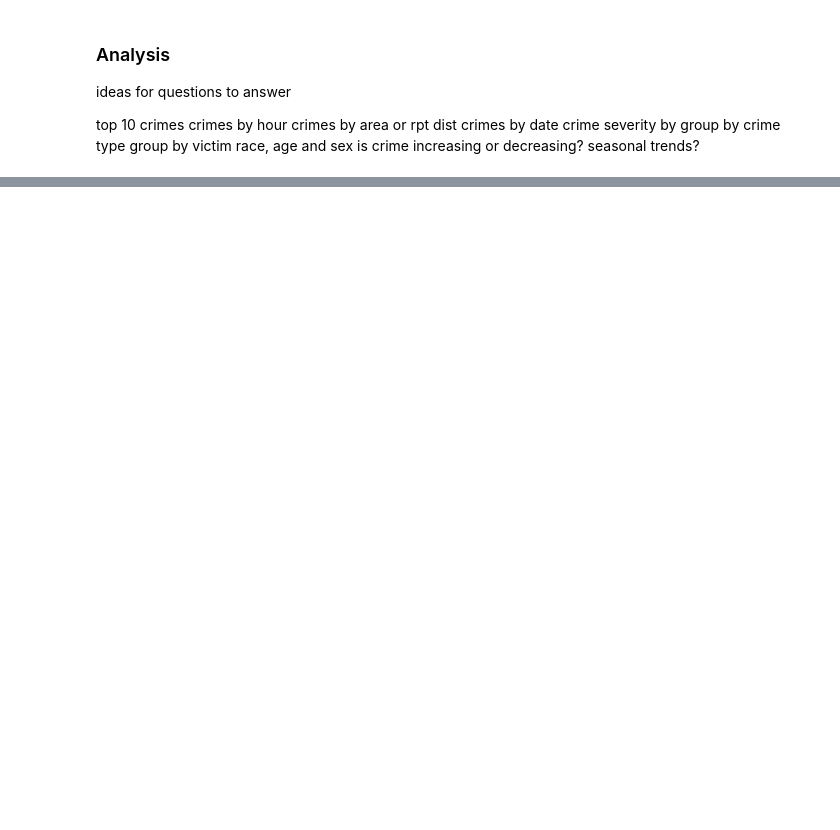
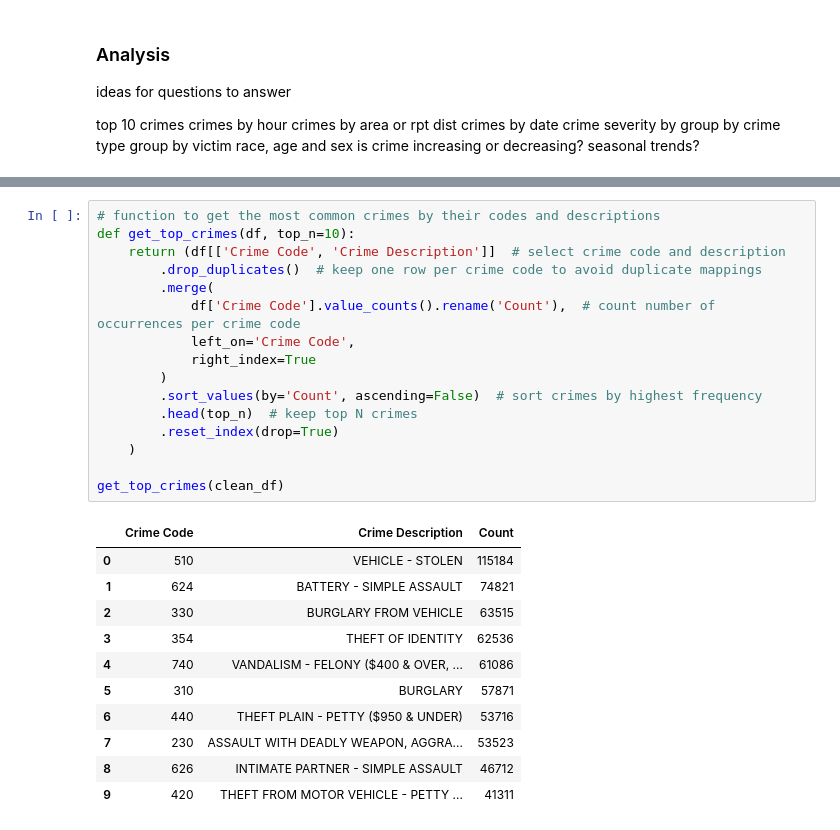
Before and after one commit to kamariban/data-analysis, a Jupyter notebook: crime.ipynb, the cells around one changed output, grey strips where cells are left out. Drawn from its saved outputs; the diff is of its cells as text; blank space fills up the shorter version.

```diff
--- a/crime.ipynb
+++ b/crime.ipynb
@@ -400,0 +444,28 @@ clean_df
+# %%
+# function to get the most common crimes by their codes and descriptions
+def get_top_crimes(df, top_n=10):
+    return (df[['Crime Code', 'Crime Description']]  # select crime code and description
+        .drop_duplicates()  # keep one row per crime code to avoid duplicate mappings
+        .merge(
+            df['Crime Code'].value_counts().rename('Count'),  # count number of occurrences per crime code
+            left_on='Crime Code',
+            right_index=True
+        )
+        .sort_values(by='Count', ascending=False)  # sort crimes by highest frequency
+        .head(top_n)  # keep top N crimes
+        .reset_index(drop=True)
+    )
+
+get_top_crimes(clean_df)
+# %% [output]
+|  | Crime Code | Crime Description | Count |
+| 0 | 510 | VEHICLE - STOLEN | 115184 |
+| 1 | 624 | BATTERY - SIMPLE ASSAULT | 74821 |
+| 2 | 330 | BURGLARY FROM VEHICLE | 63515 |
+| 3 | 354 | THEFT OF IDENTITY | 62536 |
+| 4 | 740 | VANDALISM - FELONY ($400 & OVER, ... | 61086 |
+| 5 | 310 | BURGLARY | 57871 |
+| 6 | 440 | THEFT PLAIN - PETTY ($950 & UNDER) | 53716 |
+| 7 | 230 | ASSAULT WITH DEADLY WEAPON, AGGRA... | 53523 |
+| 8 | 626 | INTIMATE PARTNER - SIMPLE ASSAULT | 46712 |
+| 9 | 420 | THEFT FROM MOTOR VEHICLE - PETTY ... | 41311 |
```
Also changed, not shown: parts of 19 cells of this notebook.
